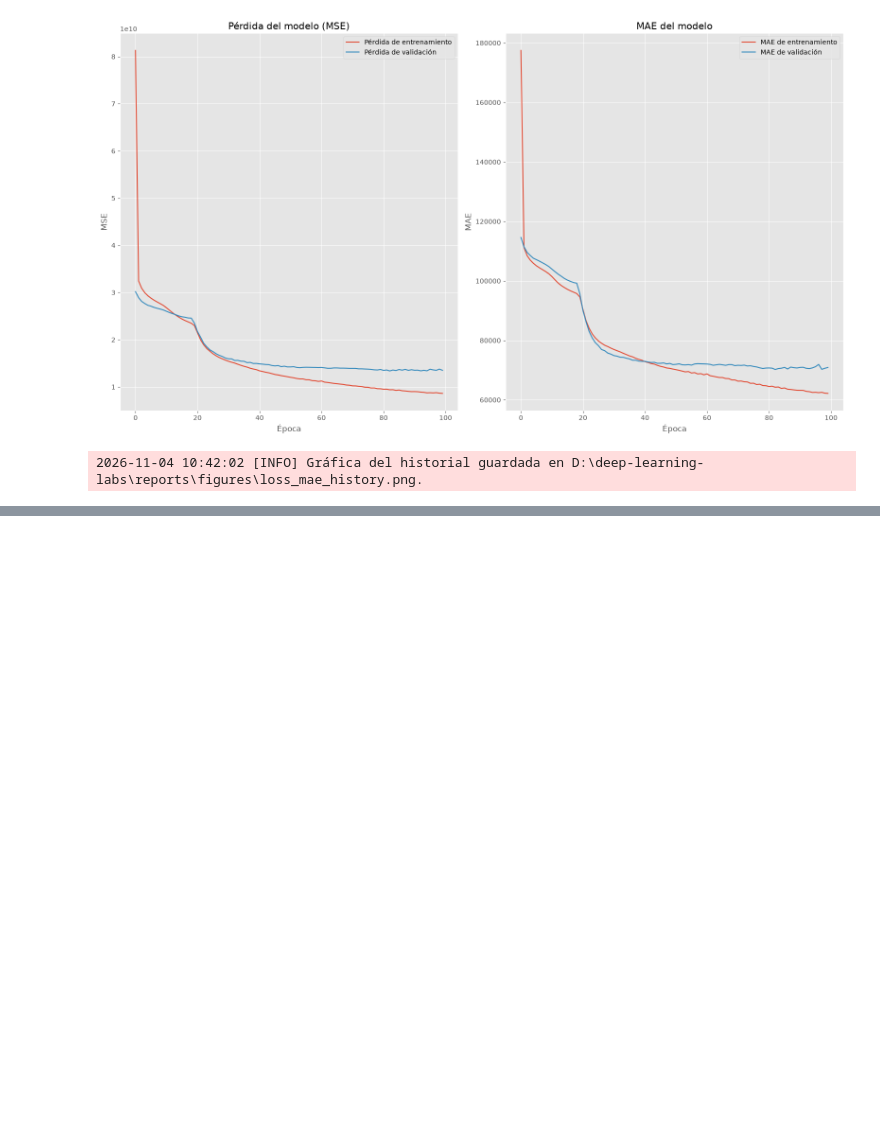
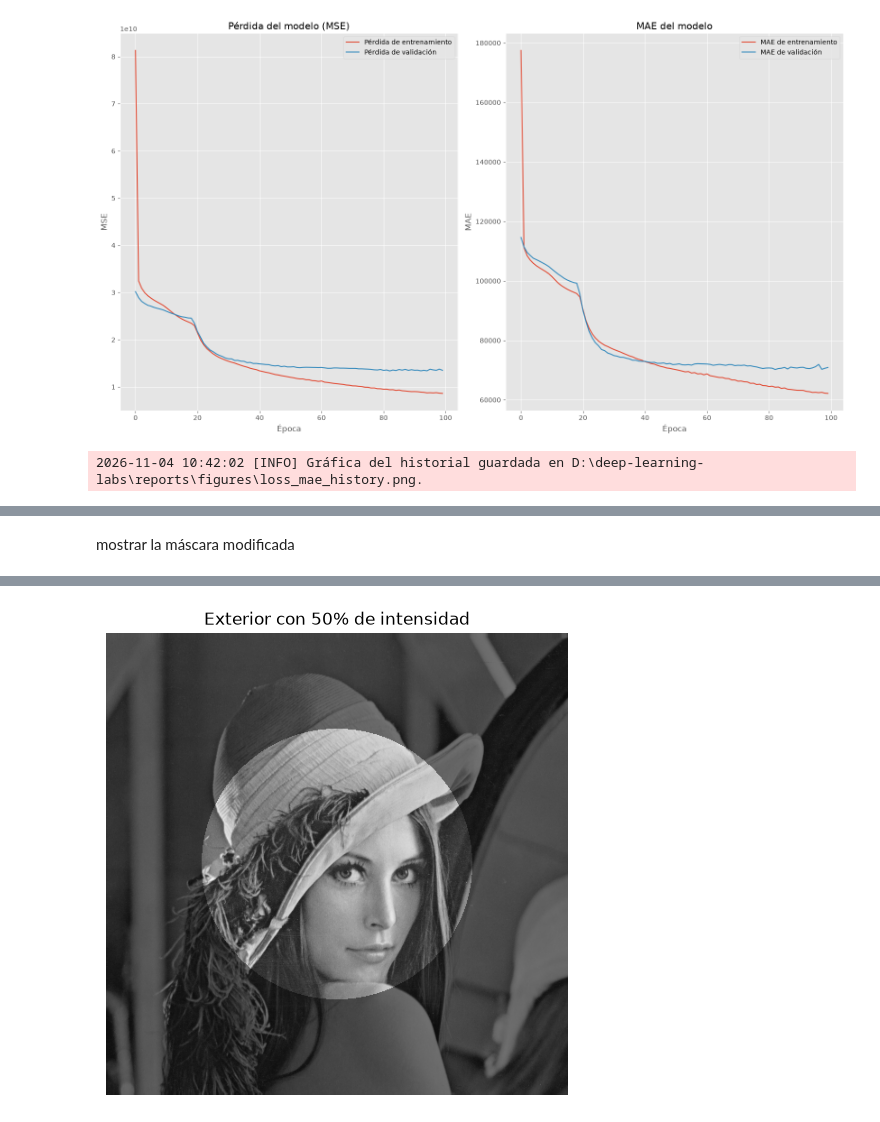
Before and after one commit to KevinHidalgoDS/deep-learning-labs, a Jupyter notebook: notebooks/follow_up/2_s/FollowUp_2_DNNs_1039460852.ipynb, the cells around one changed output, grey strips where cells are left out. Cells and saved outputs as stored; diff of their text form; code cells hidden in the pictures; blank space fills up the shorter version.

```diff
--- a/notebooks/follow_up/2_s/FollowUp_2_DNNs_1039460852.ipynb
+++ b/notebooks/follow_up/2_s/FollowUp_2_DNNs_1039460852.ipynb
@@ -687,0 +746,20 @@ logger.info("Gráfica del historial guardada en %s.", history_figure)
+# %%
+mask_half = np.full(a.shape, 0.5, dtype=np.float64)
+mask_half[circle] = 1.0
+result_half = a * mask_half
+# %% [markdown]
+mostrar la máscara modificada
+# %%
+figure_circle_2 = Path(config.paths.reports.figures)
+if not figure_circle_2.exists():
+    logger.warning("La carpeta de figuras no existe en la ruta actual; se usará la del proyecto.")
+    figure_circle_2 = PROJECT_PATH / figure_circle_2
+history_figure = figure_circle_2 / "circle_mask_2.png"
+
+plt.figure(figsize=(6, 6))
+plt.imshow(result_half, cmap="gray", vmin=0, vmax=255)
+plt.title("Exterior con 50% de intensidad")
+plt.axis("off")
+plt.savefig(history_figure, dpi=150, bbox_inches="tight")
+plt.show()
+# %% [output]
@@ -687,0 +767 @@ logger.info("Gráfica del historial guardada en %s.", history_figure)
+[figure, added]
```
Also changed, not shown: parts of 19 cells of this notebook, 8 other files.
